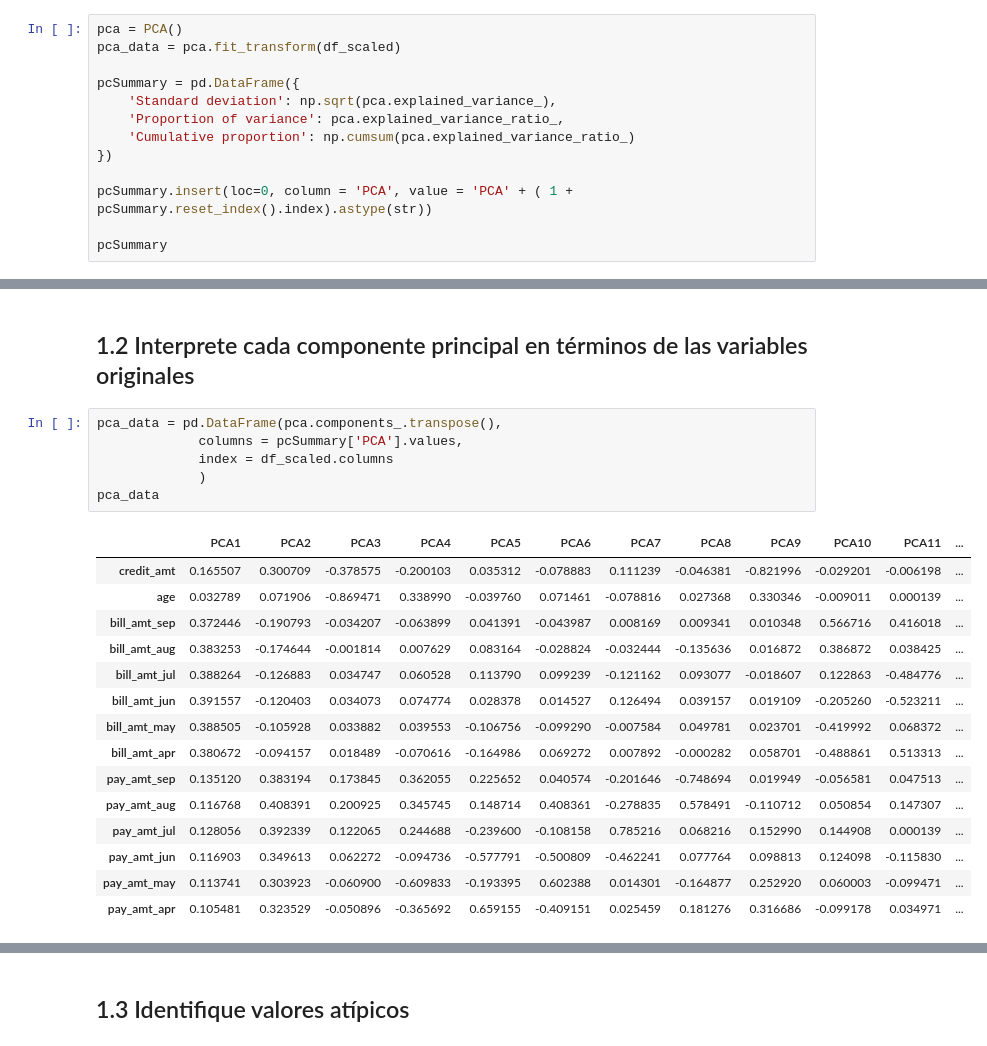
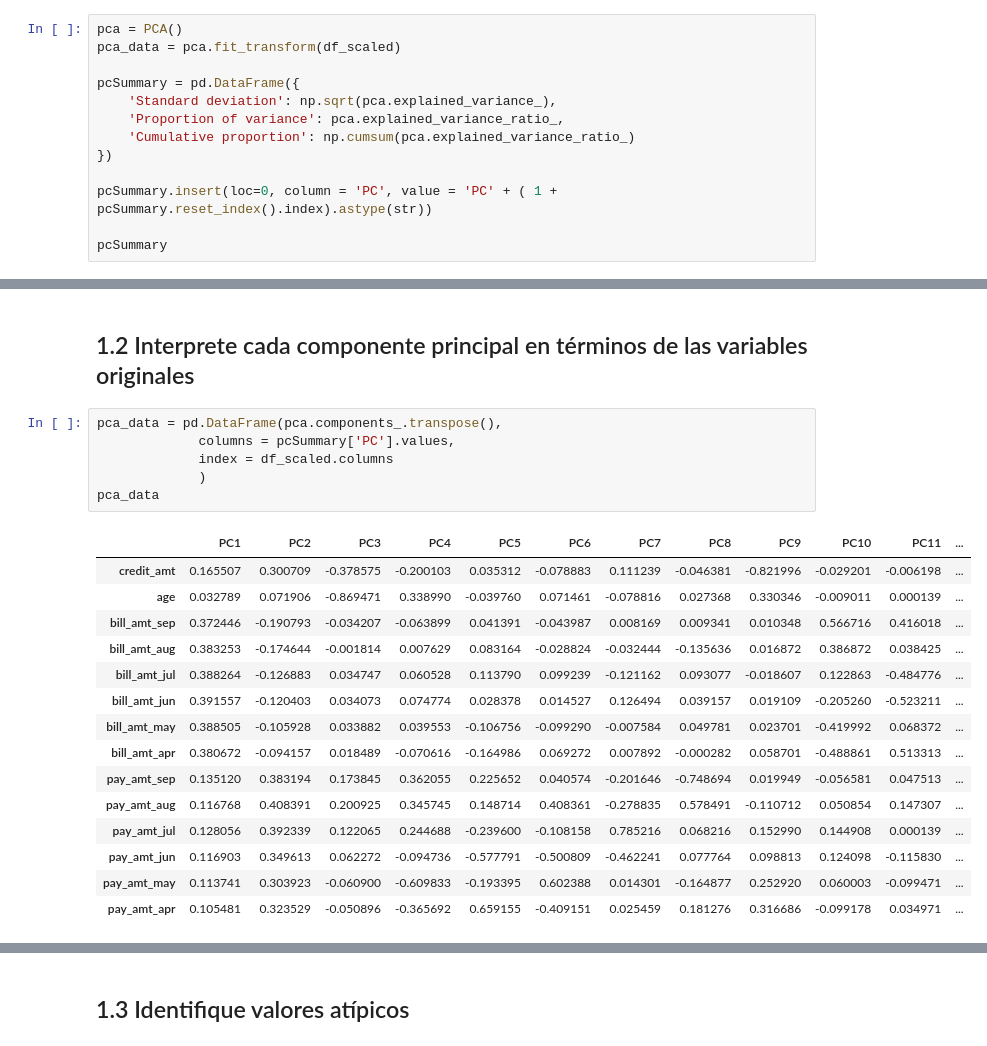
Before and after one commit to PosgradoMNA/actividades-del-projecto-equipo-41, a Jupyter notebook: Semana4_actividad1_Equipo41.ipynb, the cells around one changed output, grey strips where cells are left out. Saved outputs shown, nothing was run; the diff lists cells and outputs as text.

```diff
--- a/Semana4_actividad1_Equipo41.ipynb
+++ b/Semana4_actividad1_Equipo41.ipynb
@@ -217,7 +217,7 @@ pcSummary = pd.DataFrame({
     'Cumulative proportion': np.cumsum(pca.explained_variance_ratio_)
 })
 
-pcSummary.insert(loc=0, column = 'PCA', value = 'PCA' + ( 1 + pcSummary.reset_index().index).astype(str))
+pcSummary.insert(loc=0, column = 'PC', value = 'PC' + ( 1 + pcSummary.reset_index().index).astype(str))
 
 pcSummary
 # %% [output]
@@ -285,12 +285,12 @@ plt.show()
 ## 1.2 Interprete cada componente principal en términos de las variables originales
 # %%
 pca_data = pd.DataFrame(pca.components_.transpose(),
-             columns = pcSummary['PCA'].values,
+             columns = pcSummary['PC'].values,
              index = df_scaled.columns
              )
 pca_data
 # %% [output]
-|  | PCA1 | PCA2 | PCA3 | PCA4 | PCA5 | PCA6 | PCA7 | PCA8 | PCA9 | PCA10 | PCA11 | ... |
+|  | PC1 | PC2 | PC3 | PC4 | PC5 | PC6 | PC7 | PC8 | PC9 | PC10 | PC11 | ... |
 | credit_amt | 0.165507 | 0.300709 | -0.378575 | -0.200103 | 0.035312 | -0.078883 | 0.111239 | -0.046381 | -0.821996 | -0.029201 | -0.006198 | ... |
 | age | 0.032789 | 0.071906 | -0.869471 | 0.338990 | -0.039760 | 0.071461 | -0.078816 | 0.027368 | 0.330346 | -0.009011 | 0.000139 | ... |
 | bill_amt_sep | 0.372446 | -0.190793 | -0.034207 | -0.063899 | 0.041391 | -0.043987 | 0.008169 | 0.009341 | 0.010348 | 0.566716 | 0.416018 | ... |
```
Also changed, not shown: parts of 5 cells of this notebook.
